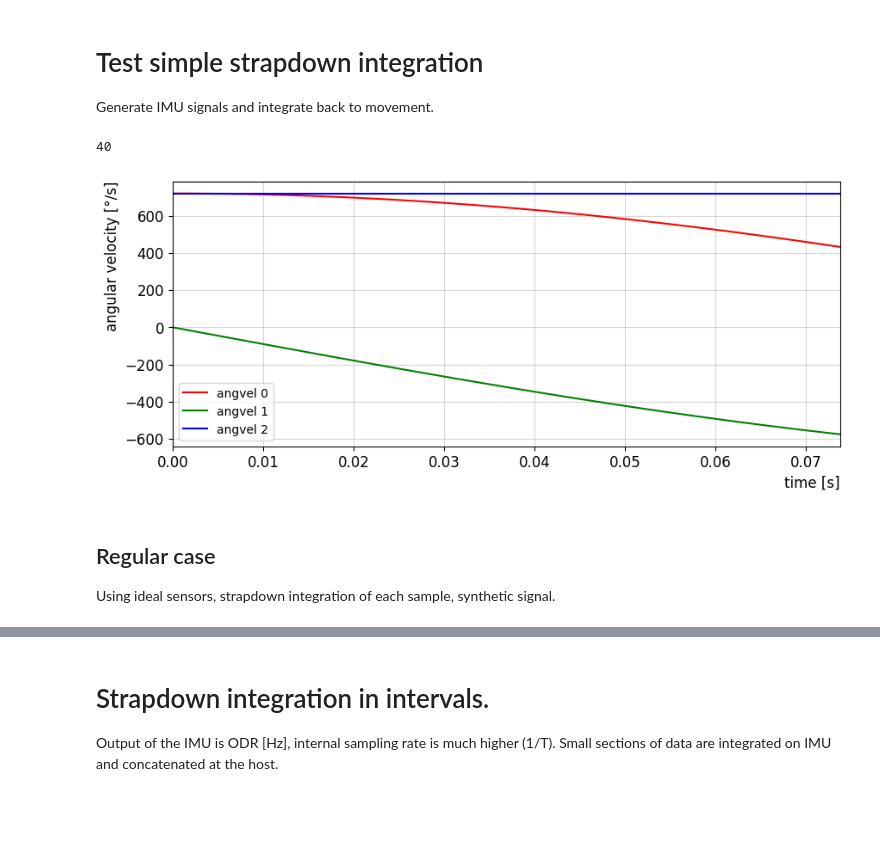
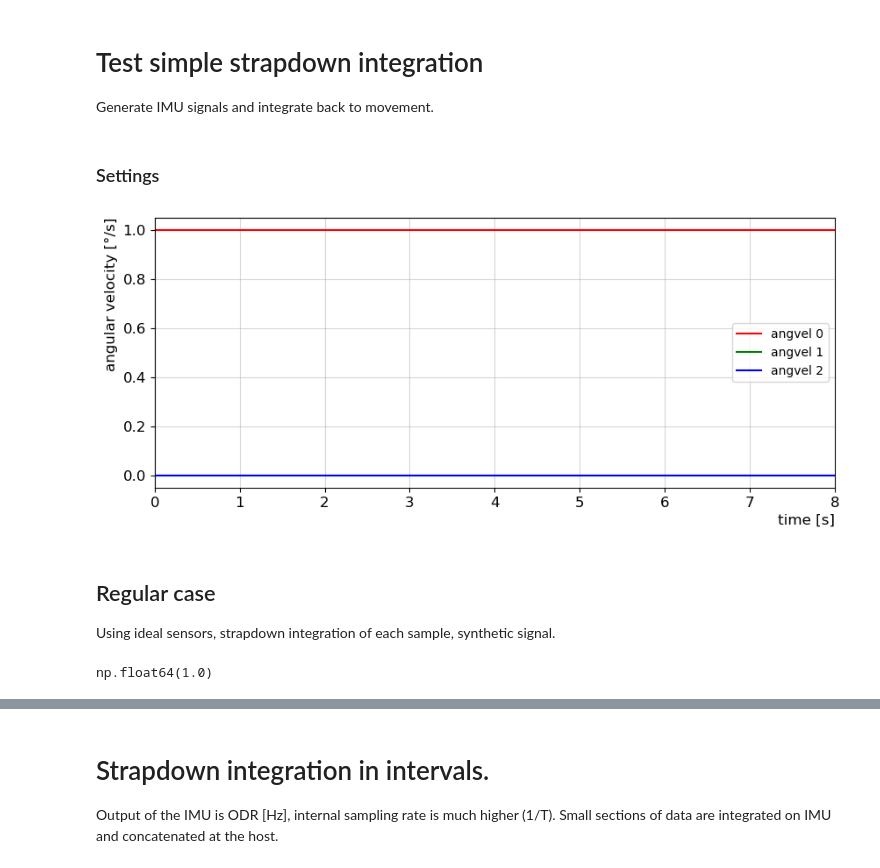
Before and after one commit to henkluinge/strapdown_integration, a Jupyter notebook: python/reference_strapdown_integration.ipynb, the cells around one changed output, grey strips where cells are left out. Drawn from its saved outputs; the diff is of its cells as text; code cells hidden in the pictures; blank space fills up the shorter version.

```diff
--- a/python/reference_strapdown_integration.ipynb
+++ b/python/reference_strapdown_integration.ipynb
@@ -16,23 +16,13 @@ from kinematics.earth_gravity import earthgravity_vector
 from python import sdi_helper
 
 np.set_printoptions(precision=2)
+# %% [markdown]
+### Settings
 # %%
-movement = synthetic_signals.single_axis_rotation(9, angular_velocity=(0.05*np.pi, 0, 0), samplerate = 1)
+movement = synthetic_signals.single_axis_rotation(9, angular_velocity=(1*np.pi/180, 0, 0), samplerate = 1)
 # movement = synthetic_signals.harmonic_vertical_movement(10, samplerate=20, frequency=1)
 samplerate = 800
-movement = synthetic_signals.coning_motion(60, samplerate = samplerate, theta = np.pi/2, omega=2*np.pi*2)
-# synthetic_signals.plot_kinematic_signal(movement)
-
-# Simulate IMU signals.
-# g_l = np.array([0, 0, -synthetic_signals.earthgravity_default])
-g_l = earthgravity_vector(lat=51.22).T
-y_imu = synthetic_signals.imu_signals_from_trajectory(movement)
 samplerate_odr = 20
 ns = int(samplerate/samplerate_odr)
-
-# Angular velocity plot
-synthetic_signals.plot_angular_velocity(movement, fpath='../tex/images/angular_velocity_coning.png')
-ns
+# movement = synthetic_signals.coning_motion(60, samplerate = samplerate, theta = np.pi/2, omega=2*np.pi*2)
+# synthetic_signals.plot_kinematic_signal(movement)
-# %% [output]
-40
-[figure, removed]
@@ -50,3 +29,19 @@ omega, q_ref_ls, v_ref_l, t, T, nt = extract_values_from_movement(movement)
+# %%
+# Simulate IMU signals.
+g_l = earthgravity_vector(lat=51.22).T
+y_imu = synthetic_signals.imu_signals_from_trajectory(movement)
+
+# Angular velocity plot
+synthetic_signals.plot_angular_velocity(movement, fpath='../tex/images/angular_velocity_coning.png')
+
+# Reference variables. Specifically q_ref_ls and  v_ref_l will be used as a reference for the IMU signals.
+omega, q_ref_ls, v_ref_l, t, T, nt = sdi_helper.extract_values_from_movement(movement)
+# %% [output]
+[figure, added]
 # %% [markdown]
 ## Regular case
 Using ideal sensors, strapdown integration of each sample, synthetic signal.
+# %%
+T
+# %% [output]
+np.float64(1.0)
```
Also changed, not shown: parts of 10 cells of this notebook, 10 other files.
